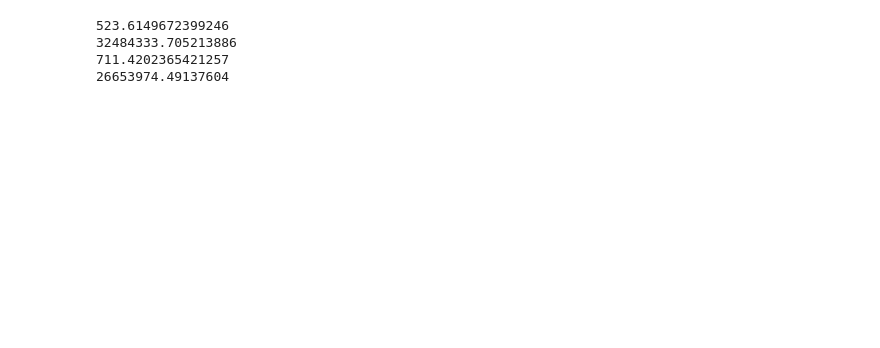
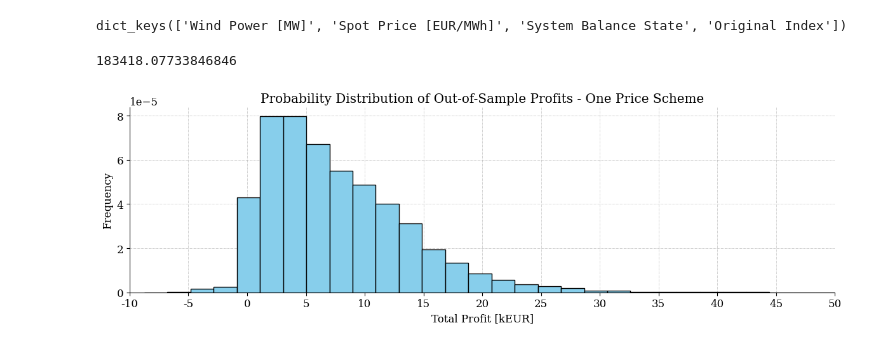
Before and after one commit to Hvid1999/46755, a Jupyter notebook: Assignment 2/task_1d.ipynb, the cells around one changed output. Cells and saved outputs as stored; diff of their text form; code cells hidden in the pictures; blank space fills up the shorter version.

```diff
--- a/Assignment 2/task_1d.ipynb
+++ b/Assignment 2/task_1d.ipynb
@@ -145,12 +47,12 @@ all_indices = list(range(S))
 out_of_sample_indices = list(set(all_indices) - set(in_sample_scenarios))
 
 # Sample 950 out-of-sample scenarios without replacement
-out_sample_indices = random.sample(out_of_sample_indices, 950)
-print(out_sample_indices)
+#out_sample_indices = random.sample(out_of_sample_indices, 950)
+#print(out_sample_indices)
 
 # Extract out-of-sample scenarios from the dictionary containing all scenarios
 out_sample_scenarios = {}
-for i, idx in enumerate(out_sample_indices):
+for i, idx in enumerate(out_of_sample_indices):
     out_sample_scenarios[str(i)] = all_scenarios[str(idx)]
     out_sample_scenarios[str(i)]['Original Index'] = idx
 
@@ -161,0 +65,5 @@ Number of out-of-sample scenarios: 950
+# %%
+optimal_DA_bids = pd.read_csv('Data/optimal_DA_bids.csv', index_col=0)
+
+optimal_DA_oneprice = optimal_DA_bids['One-price Bids [MW]'].values
+optimal_DA_twoprice = optimal_DA_bids['Two-price Bids [MW]'].values
@@ -162,39 +72,47 @@ Number of out-of-sample scenarios: 950
+# %%
+out_sample_scenarios['0'].keys()
+# %% [output]
+dict_keys(['Wind Power [MW]', 'Spot Price [EUR/MWh]', 'System Balance State', 'Original Index'])
 # %%
 # Calculate payments or earnings for out-of-sample scenarios
 total_payment_earnings = 0
-for scenario_idx in range(len(out_sample_scenarios)):
-    scenario = out_sample_scenarios[str(scenario_idx)]
-    realized_imbalance = np.array(scenario['Wind Power [MW]']) - p_DA_star_op
+out_of_sample_profits = []
+
+for scenario_idx in out_sample_scenarios:
+    scenario = out_sample_scenarios[scenario_idx]
+
+    x = scenario['Spot Price [EUR/MWh]'] * optimal_DA_oneprice
+
+    realized_imbalance = np.array(scenario['Wind Power [MW]']) - optimal_DA_oneprice
+
     price_coefficient = 1.2 * np.array(scenario['System Balance State']) + 0.9 * (1 - np.array(scenario['System Balance State']))
-    payment_earnings = realized_imbalance * price_coefficient
+    y = realized_imbalance * price_coefficient * scenario['Spot Price [EUR/MWh]']
+
+    payment_earnings = x + y
+
+    out_of_sample_profits.extend(payment_earnings)
+
     total_payment_earnings += np.sum(payment_earnings)
 
 # Calculate average payment or earnings over out-of-sample scenarios
-average_payment_earnings = total_payment_earnings / len(out_sample_scenarios)
+average_payment_earnings_one_price = total_payment_earnings / len(out_sample_scenarios)
 
-print(average_payment_earnings)
-# Calculate average out-of-sample profit
-average_out_of_sample_profit = DA_profit_op + average_payment_earnings
-
-print(average_out_of_sample_profit)
-
-total_payment_earnings_tp = 0
-for scenario_idx in range(len(out_sample_scenarios)):
-    scenario = out_sample_scenarios[str(scenario_idx)]
-    realized_imbalance_tp = np.array(scenario['Wind Power [MW]']) - p_DA_star_tp
-    price_coefficient_tp = 1.2 * np.array(scenario['System Balance State']) + 0.9 * (1 - np.array(scenario['System Balance State']))
-    payment_earnings_tp = realized_imbalance_tp * price_coefficient_tp
-    total_payment_earnings_tp += np.sum(payment_earnings_tp)
-
-# Calculate average payment or earnings over out-of-sample scenarios
-average_payment_earnings_tp = total_payment_earnings_tp / len(out_sample_scenarios)
-print(average_payment_earnings_tp)
-
-# Calculate average out-of-sample profit
-average_out_of_sample_profit_tp = DA_profit_tp + average_payment_earnings_tp
-print(average_out_of_sample_profit_tp)
+print(average_payment_earnings_one_price)
 # %% [output]
-523.6149672399246
-32484333.705213886
-711.4202365421257
-26653974.49137604
+183418.07733846846
+# %%
+# Plot histogram of out-of-sample profits
+fig = plt.figure(figsize=(12, 4))
+plt.hist(out_of_sample_profits, bins=30, density=True, color='skyblue', edgecolor='black')
+plt.title('Probability Distribution of Out-of-Sample Profits - One Price Scheme')
+plt.xlabel('Total Profit [kEUR]')
+plt.ylabel('Frequency')
+plt.xticks(np.arange(-10000,55000,5000), labels=np.arange(-10,55,5))
+plt.xlim([-10000, 50000])
+plt.grid(True)
+plt.gca().set_axisbelow(True)
+fig.tight_layout()
+plt.savefig('Figures/PD out-sample OP.png', dpi=300, bbox_inches='tight')
+plt.show()
+# %% [output]
+[figure, added]
```
Also changed, not shown: parts of 10 cells of this notebook, 1 other file.
